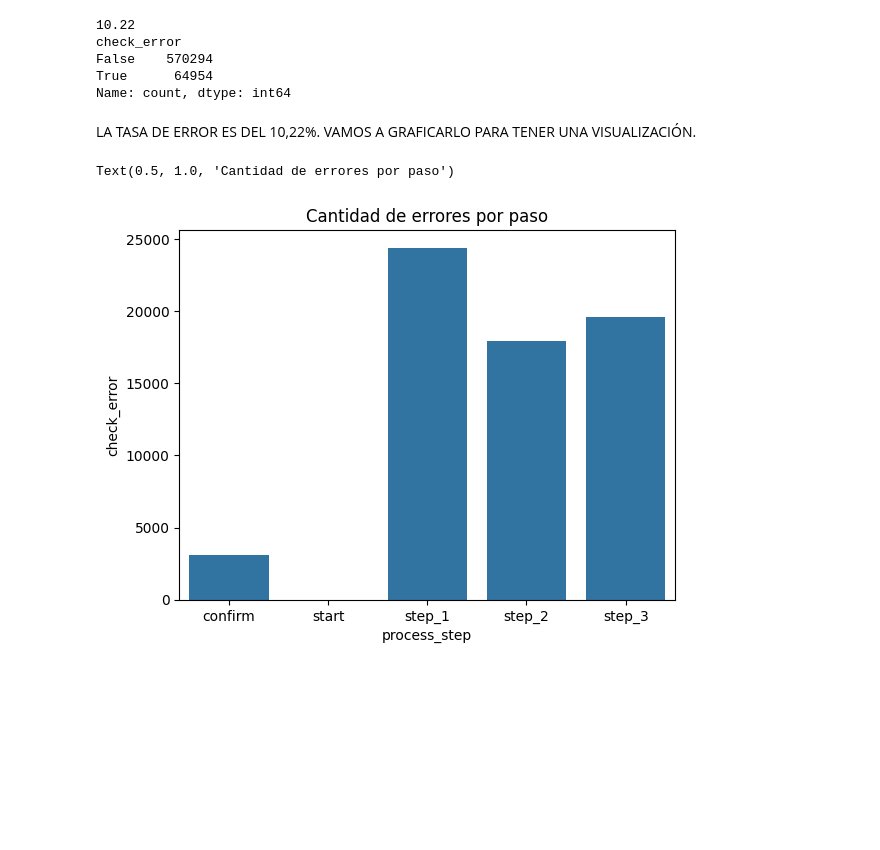
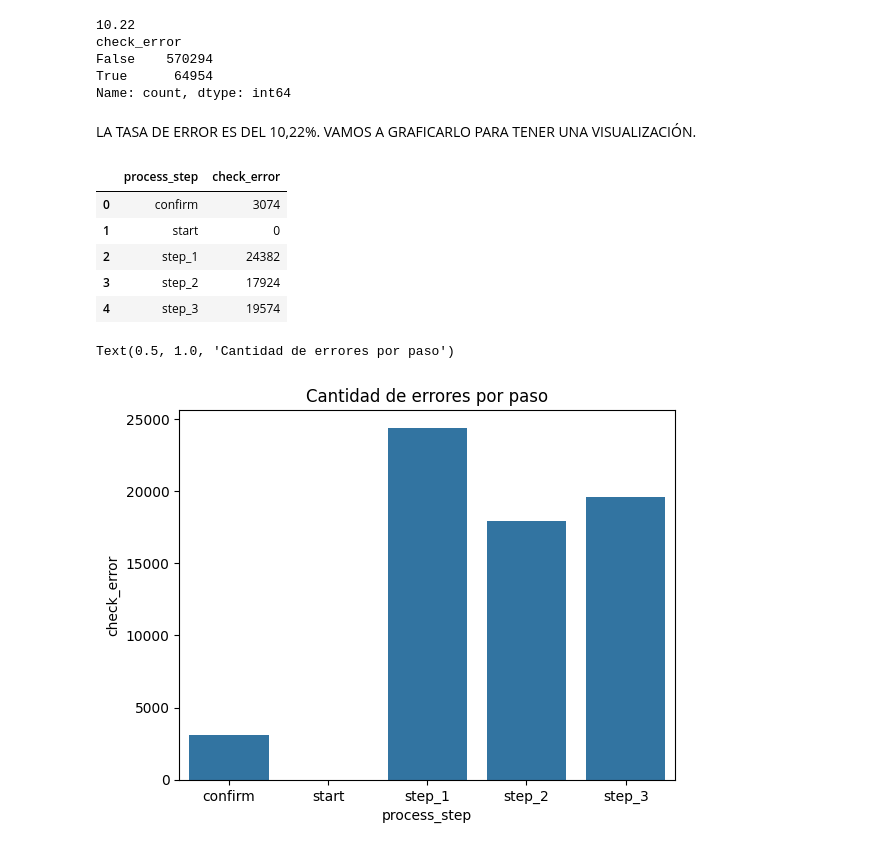
Before and after one commit to bperezlovisolo/Proyecto_4, a Jupyter notebook: notebooks/eda_web.ipynb, the cells around one changed output. Cells and saved outputs as stored; diff of their text form; code cells hidden in the pictures; blank space fills up the shorter version.

```diff
--- a/notebooks/eda_web.ipynb
+++ b/notebooks/eda_web.ipynb
@@ -183,7 +183,7 @@ df_webdata.head()
 CREAMOS OTRA COLUMNA PARA SACAR LA DIFERENCIA ENTRE "DATE_TIME" Y "NEXT_TIME"
 # %%
 df_webdata["duracion"] = (df_webdata["next_time"] - df_webdata["date_time"])
-df_webdata["duracion"] = (df_webdata["duracion"]).dt.total_seconds())
+df_webdata["duracion"] = (df_webdata["duracion"]).dt.total_seconds()
 
 df_webdata.head()
 # %% [output]
@@ -272,6 +272,14 @@ Name: count, dtype: int64
 LA TASA DE ERROR ES DEL 10,22%. VAMOS A GRAFICARLO PARA TENER UNA VISUALIZACIÓN.
 # %%
 error_step = (df_webdata.groupby("process_step")["check_error"].sum().reset_index())
+error_step
+# %% [output]
+|  | process_step | check_error |
+| 0 | confirm | 3074 |
+| 1 | start | 0 |
+| 2 | step_1 | 24382 |
+| 3 | step_2 | 17924 |
+| 4 | step_3 | 19574 |
 # %%
 sns.barplot(data=error_step, x="process_step", y="check_error")
 plt.title("Cantidad de errores por paso")
```
Also changed, not shown: 1 other file.
